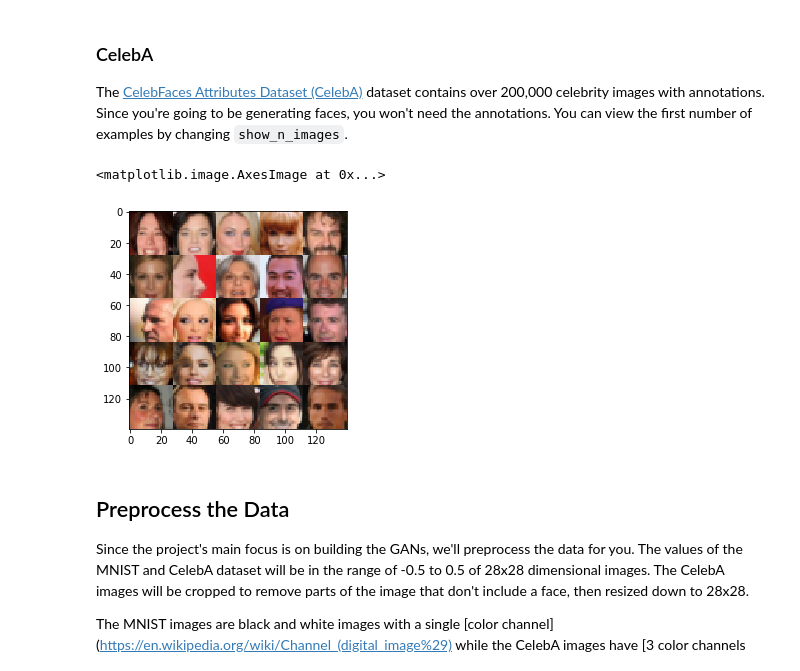
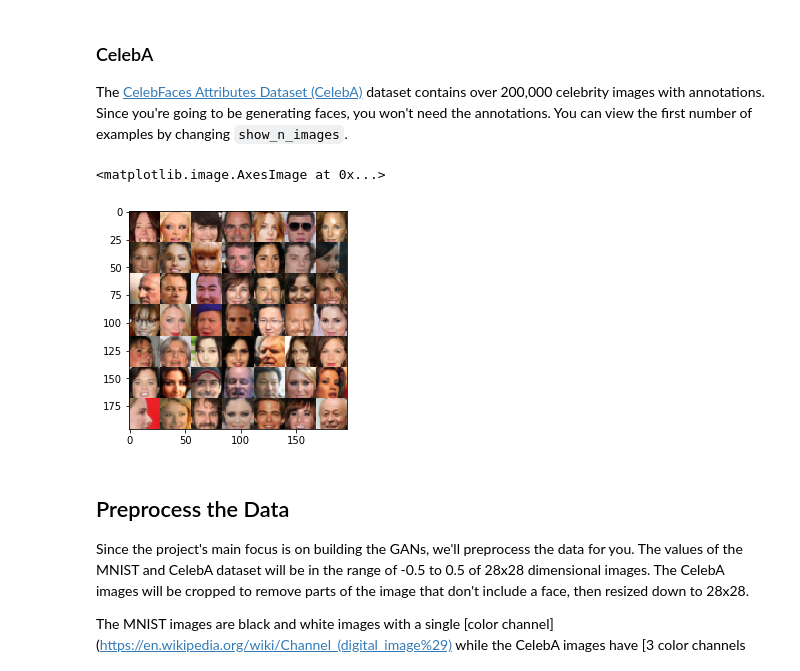
Before and after one commit to rcasey74/udacity, a Jupyter notebook: gen_faces/dlnd_face_generation.ipynb, the cells around one changed output. Drawn from its saved outputs; the diff is of its cells as text; code cells hidden in the pictures.

```diff
--- a/gen_faces/dlnd_face_generation.ipynb
+++ b/gen_faces/dlnd_face_generation.ipynb
@@ -50,16 +50,16 @@ pyplot.imshow(helper.images_square_grid(mnist_images, 'L'), cmap='gray')
 ### CelebA
 The [CelebFaces Attributes Dataset (CelebA)](http://mmlab.ie.cuhk.edu.hk/projects/CelebA.html) dataset contains over 200,000 celebrity images with annotations.  Since you're going to be generating faces, you won't need the annotations.  You can view the first number of examples by changing `show_n_images`.
 # %%
-show_n_images = 25
+show_n_images = 50
 
 """
 DON'T MODIFY ANYTHING IN THIS CELL
 """
 mnist_images = helper.get_batch(glob(os.path.join(data_dir, 'img_align_celeba/*.jpg'))[:show_n_images], 28, 28, 'RGB')
 pyplot.imshow(helper.images_square_grid(mnist_images, 'RGB'))
 # %% [output]
 <matplotlib.image.AxesImage at 0x...>
-[figure, old version]
+[figure, new version]
 # %% [markdown]
 ## Preprocess the Data
 Since the project's main focus is on building the GANs, we'll preprocess the data for you.  The values of the MNIST and CelebA dataset will be in the range of -0.5 to 0.5 of 28x28 dimensional images.  The CelebA images will be cropped to remove parts of the image that don't include a face, then resized down to 28x28.
```
Also changed, not shown: parts of 2 cells of this notebook.
